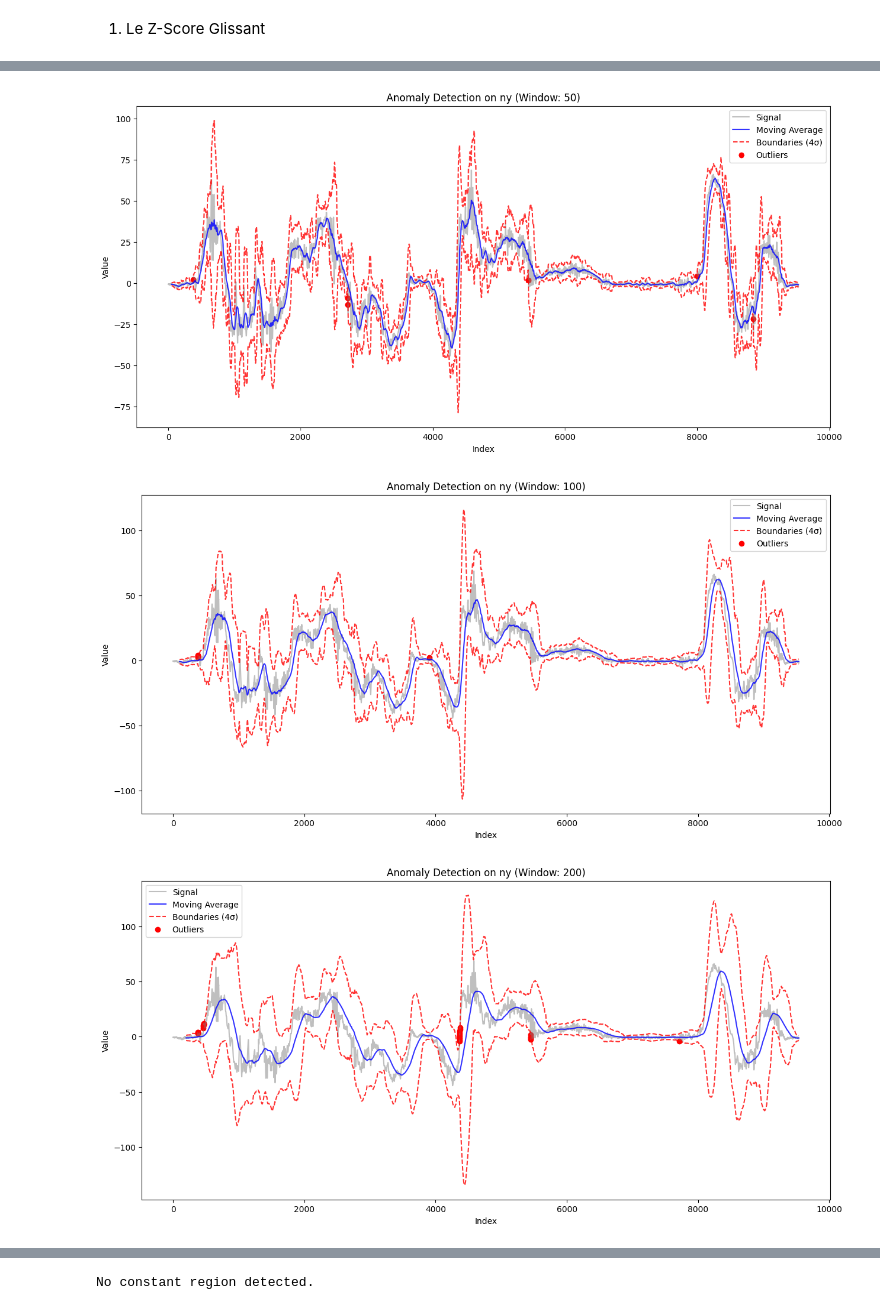
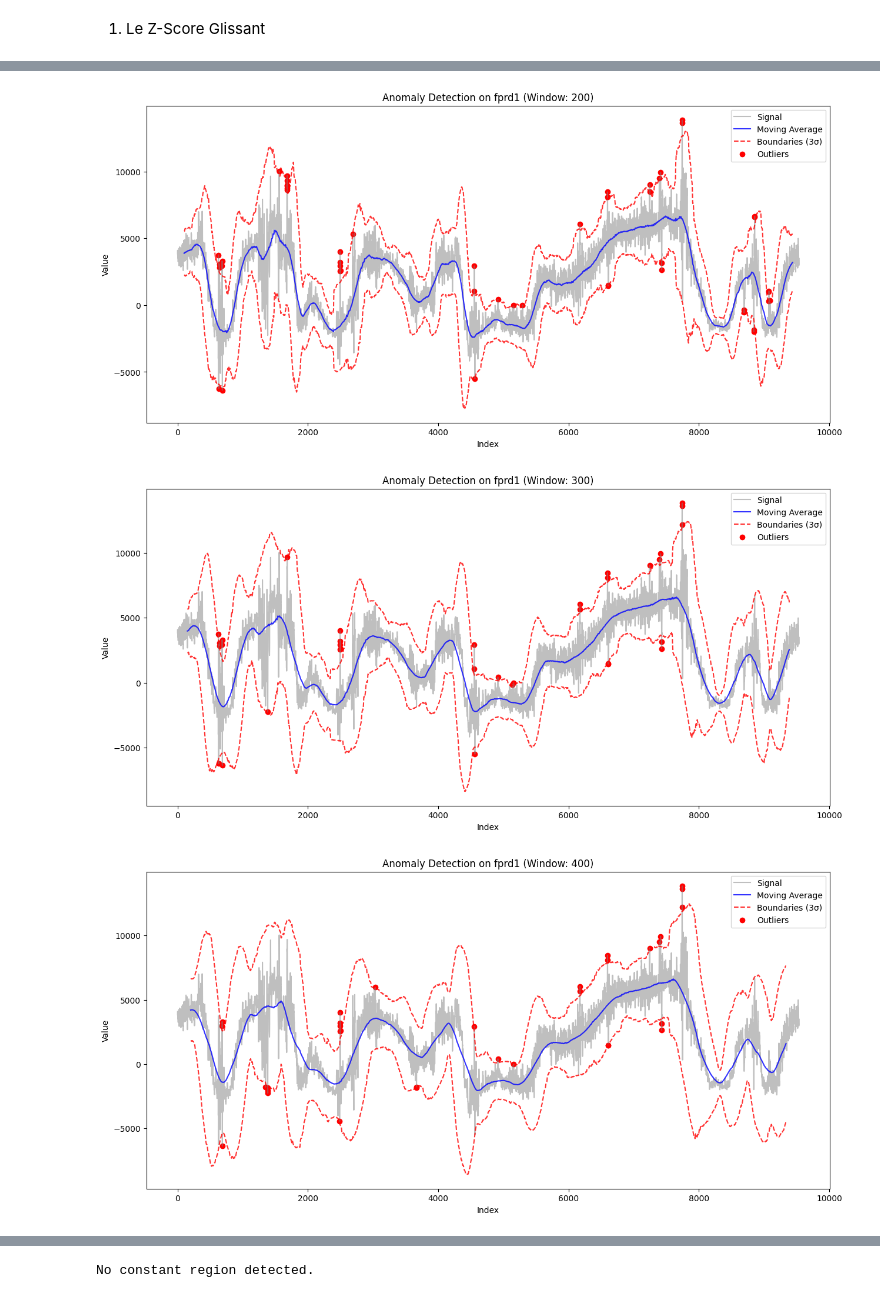
Before and after one commit to lukasfauli/Projet-recheche-INSA-anomaly-detection-librairy, a Jupyter notebook: studies_stats/anl01p1-anomaly_detection_stats.ipynb, the cells around one changed output, grey strips where cells are left out. Cells and saved outputs as stored; diff of their text form; code cells hidden in the pictures.

```diff
--- a/studies_stats/anl01p1-anomaly_detection_stats.ipynb
+++ b/studies_stats/anl01p1-anomaly_detection_stats.ipynb
@@ -47,6 +49,7 @@ display(df.describe())
 | max | 2461.680000 | 2697.870000 | 2626.880000 | 2574.370000 | 13851.00000 | 13810.700000 | 19642.900000 | 27800.300000 | 178.316000 | 146.757000 | 119.712000 | ... |
 # %%
 #Choix de la taille de la fenêtre pour la colonne 'ny'
-for win_size in (50,100,200,500):
-    outlier_pstr1=stat.zscore_glissant(window_size=win_size,df_column=df['ny'],threshold=3)
+for win_size in (200,300,400,500):
+    outlier_ny,taux_outlier=stat.zscore_glissant(window_size=win_size,df_column=df['ny'],threshold=3)
+    print(f"Le taux de valeur abberrante de la grandeur ny pour une taille de fenêtre de {win_size} est de {taux_outlier} pourcent")
 # %% [output]
@@ -59,8 +66,8 @@ La détection des valeurs aberrantes s'avère sensible au choix de la taille de
 # %%
-#même étude pour un seuil plus élevé
-for win_size in (50,100,200):
-    outlier_pstr1=stat.zscore_glissant(window_size=win_size,df_column=df['ny'],threshold=4)
+#même étude pour la grandeur fprd1
+for win_size in (200,300,400,500):
+    est_outlier,taux_outlier=stat.zscore_glissant(window_size=win_size,df_column=df['fprd1'],threshold=3)
 # %% [output]
-[figure, old version]
+[figure, new version]
-[figure, old version]
+[figure, new version]
-[figure, old version]
+[figure, new version]
```
Also changed, not shown: parts of 4 cells of this notebook, 1 other file.
